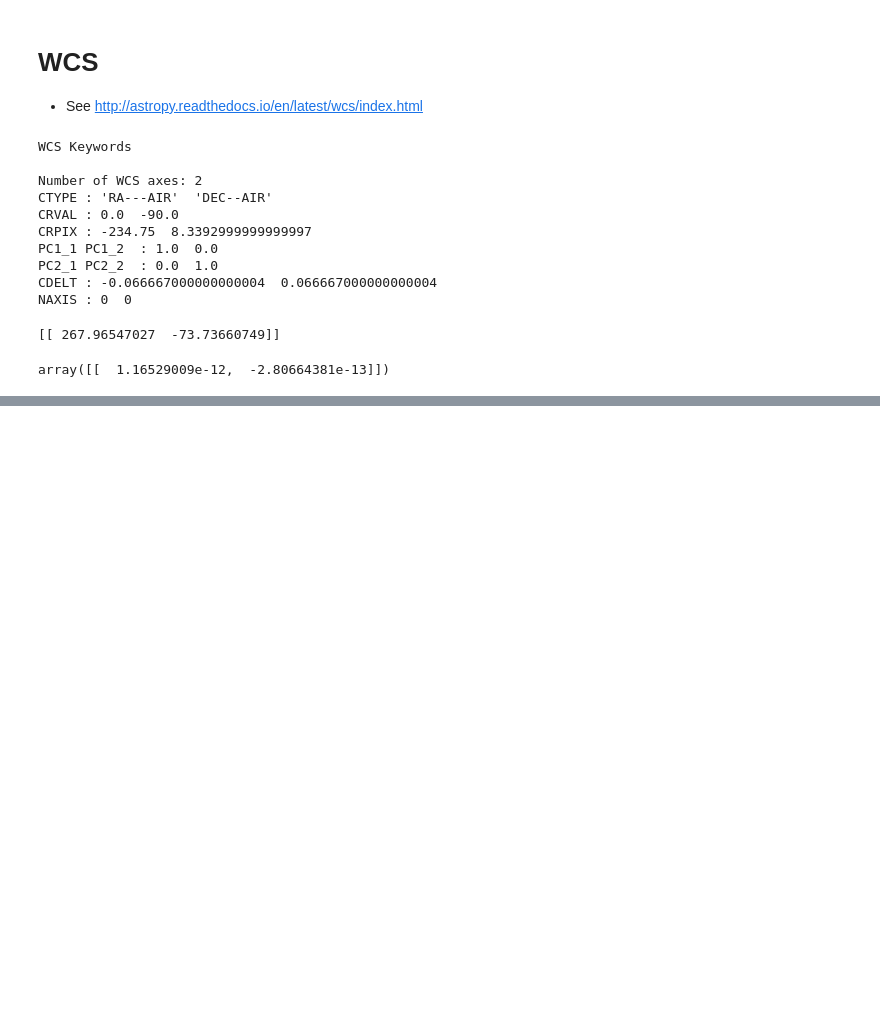
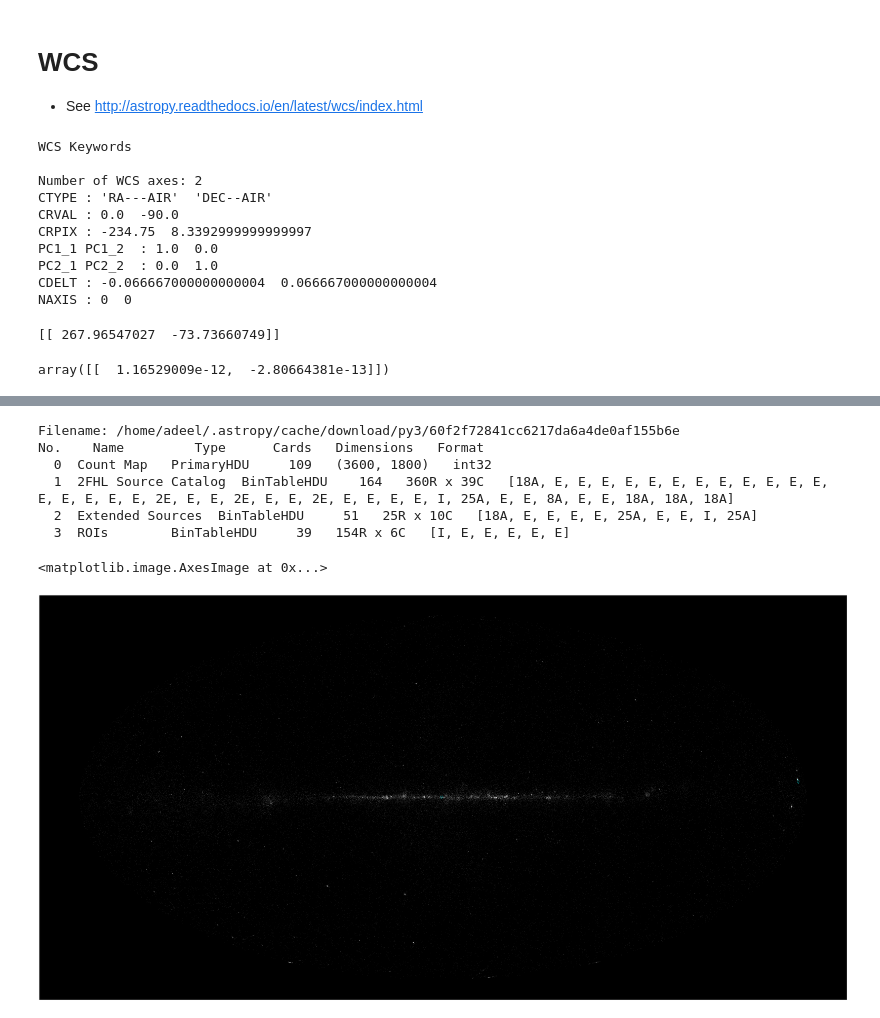
Before and after one commit to adl1995/HIPS-to-Py, a Jupyter notebook: examples/coord-plot-example.ipynb, the cells around one changed output, grey strips where cells are left out. Drawn from its saved outputs; the diff is of its cells as text; code cells hidden in the pictures; blank space fills up the shorter version.

```diff
--- a/examples/coord-plot-example.ipynb
+++ b/examples/coord-plot-example.ipynb
@@ -236,0 +252,46 @@ wcs
+# %%
+import healpy
+
+from astropy.io import fits
+hdu_list = fits.open('https://github.com/gammapy/gammapy-extra/blob/master/datasets/catalogs/fermi/gll_psch_v08.fit.gz?raw=true')
+hdu_list.info()
+wcs = WCS(hdu_list[0].header)
+
+# plt.imshow(hdu_list[0].data, vmax=3)
+# from scipy.ndimage import gaussian_filter
+# data_smoothed = gaussian_filter(hdu_list[0].data.astype('float'), 5)
+
+
+fig = plt.figure()
+ax = WCSAxes(fig, [10, 10, 10, 10], wcs=wcs)
+fig.add_axes(ax)
+
+# placing rectangle at the Crab Nebula
+c = SkyCoord(083.63308, +22.01450, frame='icrs', unit='deg')
+r = Rectangle((c.data.lon.deg, c.data.lat.deg), 1.0, 1.0, edgecolor='cyan', facecolor='none',
+              transform=ax.get_transform('fk5'))
+ax.add_patch(r)
+
+# placing rectangle at the galactic center
+c = SkyCoord(266.41683, -29.00781, frame='icrs', unit='deg')
+r = Rectangle((c.data.lon.deg, c.data.lat.deg), 1.0, 1.0, edgecolor='cyan', facecolor='none',
+              transform=ax.get_transform('fk5'))
+ax.add_patch(r)
+
+ax.imshow(hdu_list[0].data, cmap='gray', vmax=3)
+
+# fetching HiPS tile
+# hdu_list = fits.open('https://github.com/hipspy/hips-extra/blob/master/datasets/samples/DSS2Red/Norder3/Dir0/Npix450.fits?raw=true')
+# hdu_list.info()
+
+# plt.imshow(hdu_list[0].data)
+# healpy.boundaries(1, np.array(hdu_list[0].data).flatten())#hdu_list[0].data)
+# %% [output]
+Filename: /home/adeel/.astropy/cache/download/py3/60f2f72841cc6217da6a4de0af155b6e
+No.    Name         Type      Cards   Dimensions   Format
+  0  Count Map   PrimaryHDU     109   (3600, 1800)   int32
+  1  2FHL Source Catalog  BinTableHDU    164   360R x 39C   [18A, E, E, E, E, E, E, E, E, E, E, E, E, E, E, E, E, E, 2E, E, E, 2E, E, E, 2E, E, E, E, E, I, 25A, E, E, 8A, E, E, 18A, 18A, 18A]
+  2  Extended Sources  BinTableHDU     51   25R x 10C   [18A, E, E, E, E, 25A, E, E, I, 25A]
+  3  ROIs        BinTableHDU     39   154R x 6C   [I, E, E, E, E, E]
+<matplotlib.image.AxesImage at 0x...>
+[figure, added]
```
Also changed, not shown: parts of 7 cells of this notebook, 1 other file.
